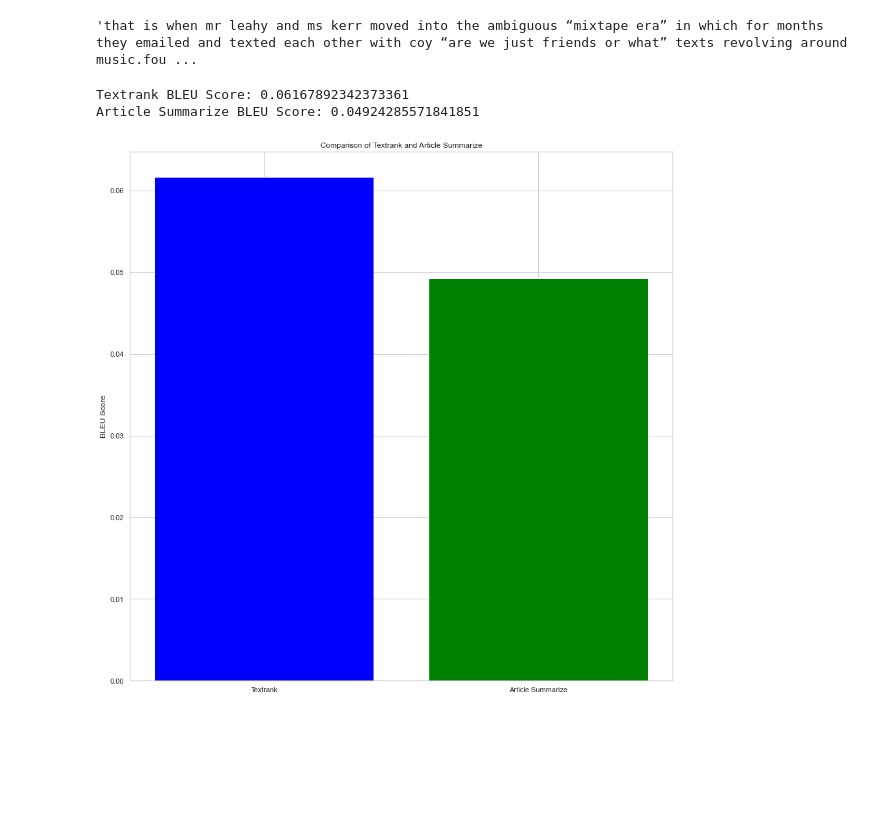
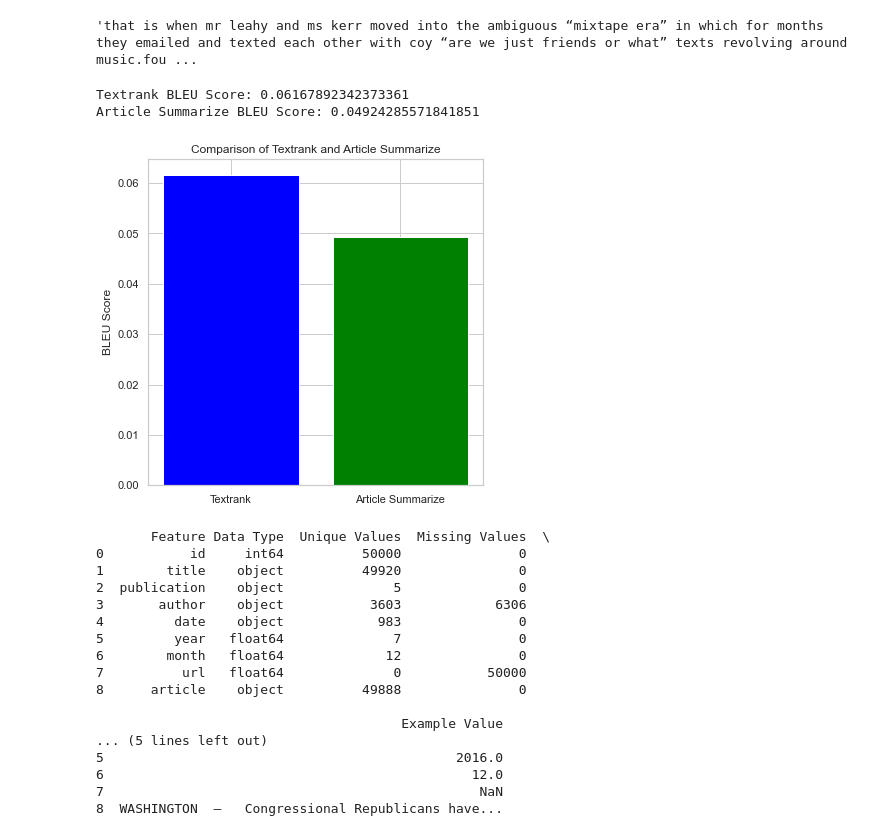
Before and after one commit to sushB2/Text-Summarize, a Jupyter notebook: text-summarizer-using-nlp.ipynb, the cells around one changed output. Saved outputs shown, nothing was run; the diff lists cells and outputs as text; code cells hidden in the pictures; blank space fills up the shorter version.

```diff
--- a/text-summarizer-using-nlp.ipynb
+++ b/text-summarizer-using-nlp.ipynb
@@ -649,31 +661,63 @@ def calculate_bleu_score(reference, candidate):
 # Function to generate summaries and calculate BLEU scores
 def generate_and_compare_summaries(article_text):
     textrank_summary = textrank_summarize(article_text)
     article_summary = article_summarize(article_text)[0]  # Assuming article_summarize returns a list of summaries
 
     # Calculate BLEU scores
     bleu_textrank = calculate_bleu_score(article_text, textrank_summary)
     bleu_article = calculate_bleu_score(article_text, article_summary)
 
     return textrank_summary, article_summary, bleu_textrank, bleu_article
 
 # Example: Generate and compare summaries for the first article
 article_text = df['article'][0]
 textrank_summary, article_summary, bleu_textrank, bleu_article = generate_and_compare_summaries(article_text)
 
 # Print BLEU scores
 print(f"Textrank BLEU Score: {bleu_textrank}")
 print(f"Article Summarize BLEU Score: {bleu_article}")
 
 # Create a plot
 labels = ['Textrank', 'Article Summarize']
 bleu_scores = [bleu_textrank, bleu_article]
 
+plt.figure(figsize=(6,6))
 plt.bar(labels, bleu_scores, color=['blue', 'green'])
 plt.ylabel('BLEU Score')
 plt.title('Comparison of Textrank and Article Summarize')
 plt.show()
 # %% [output]
 Textrank BLEU Score: 0.06167892342373361
 Article Summarize BLEU Score: 0.04924285571841851
-[figure, old version]
+[figure, new version]
+# %%
+import pandas as pd
+
+# Assuming df is your DataFrame
+dataset_summary = pd.DataFrame({
+    'Feature': df.columns,
+    'Data Type': df.dtypes.values,
+    'Unique Values': df.nunique().values,
+    'Missing Values': df.isnull().sum().values,
+    'Example Value': df.iloc[0].values
+})
+
+print(dataset_summary)
+# %% [output]
+       Feature Data Type  Unique Values  Missing Values  \
+0           id     int64          50000               0
+1        title    object          49920               0
+2  publication    object              5               0
+3       author    object           3603            6306
+4         date    object            983               0
+5         year   float64              7               0
+6        month   float64             12               0
+7          url   float64              0           50000
+8      article    object          49888               0
+
+                                       Example Value
+... (5 lines left out)
+5                                             2016.0
+6                                               12.0
+7                                                NaN
+8  WASHINGTON  —   Congressional Republicans have...
```
Also changed, not shown: parts of 5 cells of this notebook.
